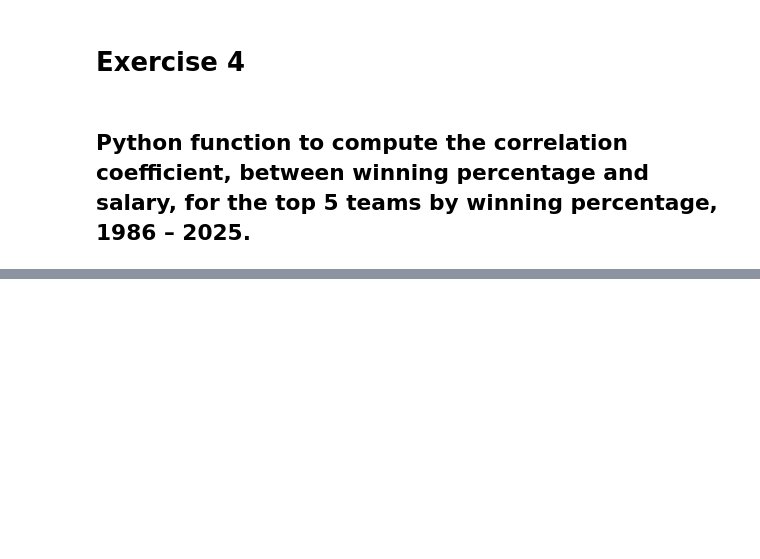
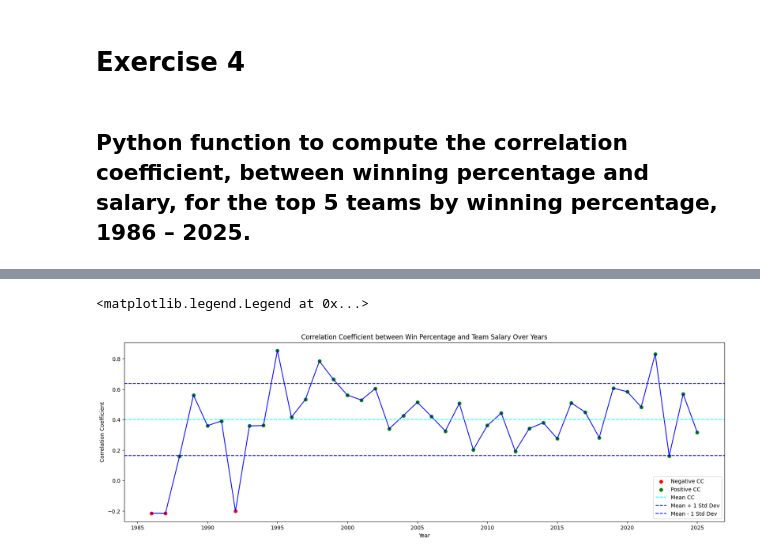
Before and after one commit to Quilhar/DataAnalytics, a Jupyter notebook: Stats/money_and_sports.ipynb, the cells around one changed output, grey strips where cells are left out. Cells and saved outputs as stored; diff of their text form; code cells hidden in the pictures; blank space fills up the shorter version.

```diff
--- a/Stats/money_and_sports.ipynb
+++ b/Stats/money_and_sports.ipynb
@@ -229,0 +252,36 @@ KeyError: 'win_percentage'
+# %%
+def neg_cc_vs_pos_cc(corelation_data):
+    neg_cc = []
+    pos_cc = []
+    neg_cc_years = []
+    pos_cc_years = []
+
+    for i in corelation_data:
+        if corelation_data[i] < 0:
+            neg_cc.append(corelation_data[i])
+            neg_cc_years.append(i)
+        else:
+            pos_cc.append(corelation_data[i])
+            pos_cc_years.append(i)
+
+    return neg_cc_years, neg_cc, pos_cc_years, pos_cc
+
+neg_cc_years, neg_cc_pts, pos_cc_years, pos_cc_pts = neg_cc_vs_pos_cc(corelation_coef_wp_salary)
+
+plt.figure(figsize=(20, 6))
+
+plt.scatter(neg_cc_years, neg_cc_pts, color='red', label='Negative CC')
+plt.scatter(pos_cc_years, pos_cc_pts, color='green', label='Positive CC')
+plt.plot(list(corelation_coef_wp_salary.keys()), list(corelation_coef_wp_salary.values()), color = 'blue')
+
+plt.axhline(y = np.mean(list(corelation_coef_wp_salary.values())), color='cyan', linestyle='--', label='Mean CC')
+plt.axhline(y = np.mean(list(corelation_coef_wp_salary.values())) + np.std(list(corelation_coef_wp_salary.values())), color='blue', linestyle='--', label='Mean + 1 Std Dev')
+plt.axhline(y = np.mean(list(corelation_coef_wp_salary.values())) - np.std(list(corelation_coef_wp_salary.values())), color='blue', linestyle='--', label='Mean - 1 Std Dev')
+
+plt.title('Correlation Coefficient between Win Percentage and Team Salary Over Years')
+plt.xlabel('Year')
+plt.ylabel('Correlation Coefficient')
+plt.legend()
+# %% [output]
+<matplotlib.legend.Legend at 0x...>
+[figure, added]
```
Also changed, not shown: parts of 7 cells of this notebook.
